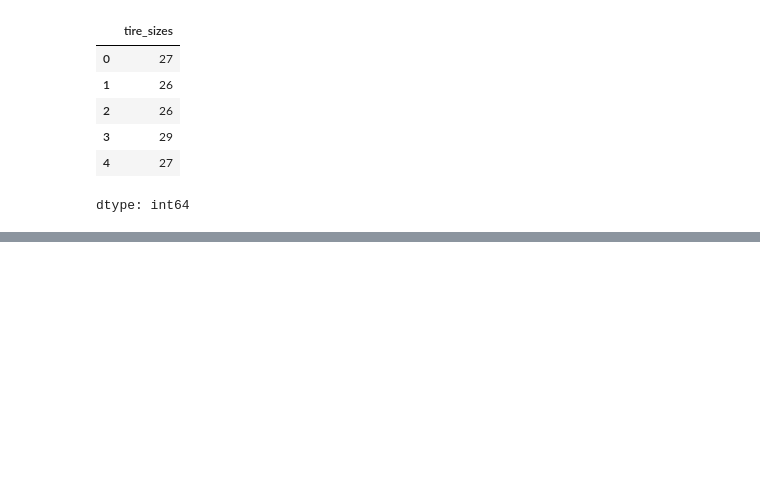
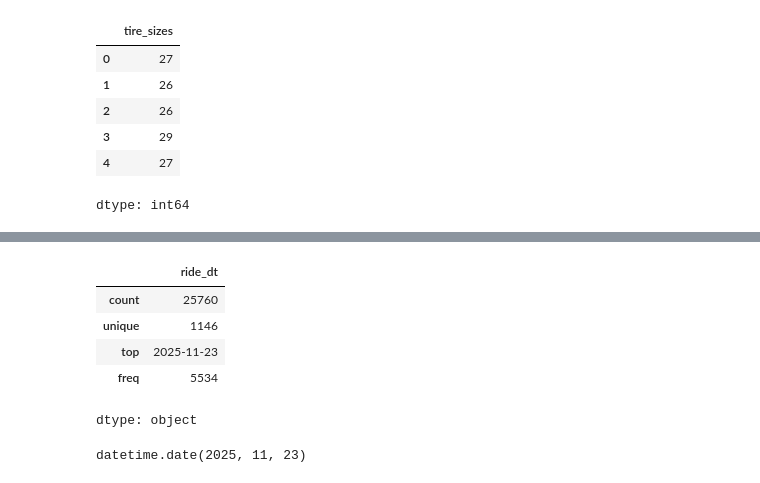
Before and after one commit to kardocode/Begginer, a Jupyter notebook: DataCleaning.ipynb, the cells around one changed output, grey strips where cells are left out. Saved outputs shown, nothing was run; the diff lists cells and outputs as text; code cells hidden in the pictures; blank space fills up the shorter version.

```diff
--- a/DataCleaning.ipynb
+++ b/DataCleaning.ipynb
@@ -123,0 +143,16 @@ ValueError: Columns must be same length as key
+# %%
+
+ride_sharing.loc[ride_sharing["ride_dt"] > today, "ride_dt"] = today
+
+ride_sharing['ride_dt'].describe()
+# %% [output]
+|  | ride_dt |
+| count | 25760 |
+| unique | 1146 |
+| top | 2025-11-23 |
+| freq | 5534 |
+dtype: object
+# %%
+ride_sharing['ride_dt'].max()
+# %% [output]
+datetime.date(2025, 11, 23)
```
Also changed, not shown: parts of 11 cells of this notebook.
